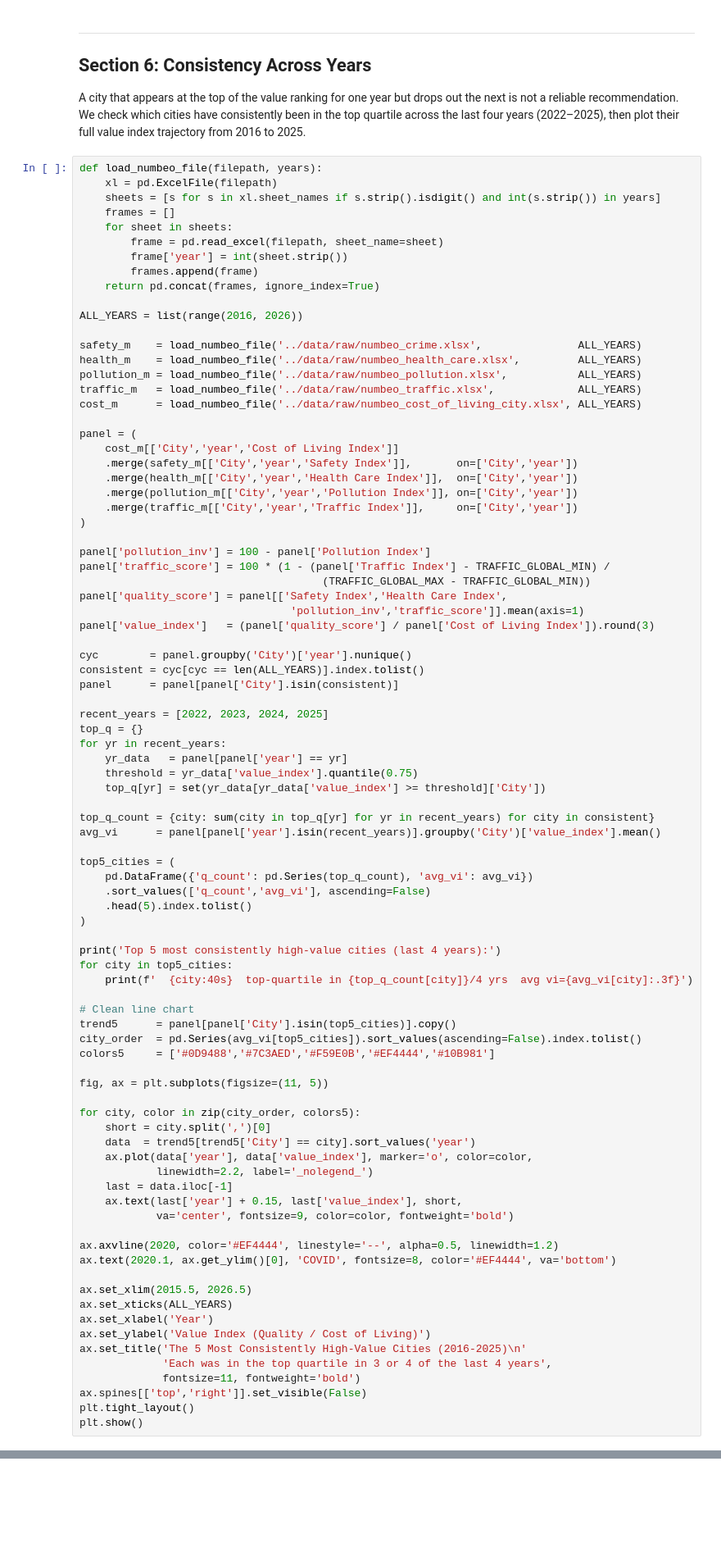
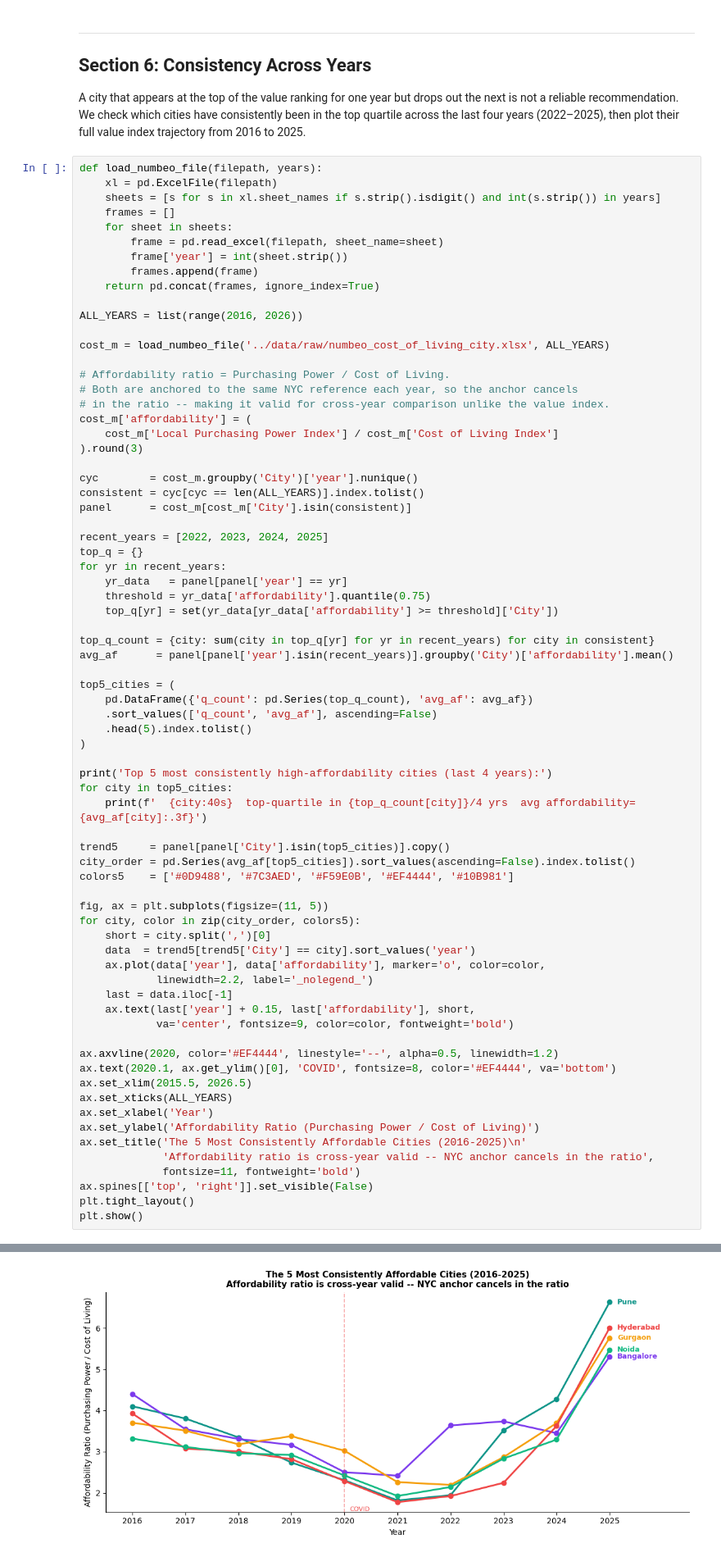
Before and after one commit to dpark2380/comm3180_S26_Data_Project, a Jupyter notebook: data_analysis/rq1_value_for_living_city.ipynb, the cells around one changed output, grey strips where cells are left out. Shown at 82% size. Drawn from its saved outputs; the diff is of its cells as text; blank space fills up the shorter version.

```diff
--- a/data_analysis/rq1_value_for_living_city.ipynb
+++ b/data_analysis/rq1_value_for_living_city.ipynb
@@ -410,77 +453,63 @@ def load_numbeo_file(filepath, years):
 
 ALL_YEARS = list(range(2016, 2026))
 
-safety_m    = load_numbeo_file('../data/raw/numbeo_crime.xlsx',               ALL_YEARS)
-health_m    = load_numbeo_file('../data/raw/numbeo_health_care.xlsx',         ALL_YEARS)
-pollution_m = load_numbeo_file('../data/raw/numbeo_pollution.xlsx',           ALL_YEARS)
-traffic_m   = load_numbeo_file('../data/raw/numbeo_traffic.xlsx',             ALL_YEARS)
-cost_m      = load_numbeo_file('../data/raw/numbeo_cost_of_living_city.xlsx', ALL_YEARS)
+cost_m = load_numbeo_file('../data/raw/numbeo_cost_of_living_city.xlsx', ALL_YEARS)
 
-panel = (
-    cost_m[['City','year','Cost of Living Index']]
-    .merge(safety_m[['City','year','Safety Index']],       on=['City','year'])
-    .merge(health_m[['City','year','Health Care Index']],  on=['City','year'])
-    .merge(pollution_m[['City','year','Pollution Index']], on=['City','year'])
-    .merge(traffic_m[['City','year','Traffic Index']],     on=['City','year'])
-)
+# Affordability ratio = Purchasing Power / Cost of Living.
+# Both are anchored to the same NYC reference each year, so the anchor cancels
+# in the ratio -- making it valid for cross-year comparison unlike the value index.
+cost_m['affordability'] = (
+    cost_m['Local Purchasing Power Index'] / cost_m['Cost of Living Index']
+).round(3)
 
-panel['pollution_inv'] = 100 - panel['Pollution Index']
-panel['traffic_score'] = 100 * (1 - (panel['Traffic Index'] - TRAFFIC_GLOBAL_MIN) /
-                                      (TRAFFIC_GLOBAL_MAX - TRAFFIC_GLOBAL_MIN))
-panel['quality_score'] = panel[['Safety Index','Health Care Index',
-                                 'pollution_inv','traffic_score']].mean(axis=1)
-panel['value_index']   = (panel['quality_score'] / panel['Cost of Living Index']).round(3)
-
-cyc        = panel.groupby('City')['year'].nunique()
+cyc        = cost_m.groupby('City')['year'].nunique()
 consistent = cyc[cyc == len(ALL_YEARS)].index.tolist()
-panel      = panel[panel['City'].isin(consistent)]
+panel      = cost_m[cost_m['City'].isin(consistent)]
 
 recent_years = [2022, 2023, 2024, 2025]
 top_q = {}
 for yr in recent_years:
     yr_data   = panel[panel['year'] == yr]
-    threshold = yr_data['value_index'].quantile(0.75)
-    top_q[yr] = set(yr_data[yr_data['value_index'] >= threshold]['City'])
+    threshold = yr_data['affordability'].quantile(0.75)
+    top_q[yr] = set(yr_data[yr_data['affordability'] >= threshold]['City'])
 
 top_q_count = {city: sum(city in top_q[yr] for yr in recent_years) for city in consistent}
-avg_vi      = panel[panel['year'].isin(recent_years)].groupby('City')['value_index'].mean()
+avg_af      = panel[panel['year'].isin(recent_years)].groupby('City')['affordability'].mean()
 
 top5_cities = (
-    pd.DataFrame({'q_count': pd.Series(top_q_count), 'avg_vi': avg_vi})
-    .sort_values(['q_count','avg_vi'], ascending=False)
+    pd.DataFrame({'q_count': pd.Series(top_q_count), 'avg_af': avg_af})
+    .sort_values(['q_count', 'avg_af'], ascending=False)
     .head(5).index.tolist()
 )
 
-print('Top 5 most consistently high-value cities (last 4 years):')
+print('Top 5 most consistently high-affordability cities (last 4 years):')
 for city in top5_cities:
-    print(f'  {city:40s}  top-quartile in {top_q_count[city]}/4 yrs  avg vi={avg_vi[city]:.3f}')
+    print(f'  {city:40s}  top-quartile in {top_q_count[city]}/4 yrs  avg affordability={avg_af[city]:.3f}')
 
-# Clean line chart
-trend5      = panel[panel['City'].isin(top5_cities)].copy()
-city_order  = pd.Series(avg_vi[top5_cities]).sort_values(ascending=False).index.tolist()
-colors5     = ['#0D9488','#7C3AED','#F59E0B','#EF4444','#10B981']
+trend5     = panel[panel['City'].isin(top5_cities)].copy()
+city_order = pd.Series(avg_af[top5_cities]).sort_values(ascending=False).index.tolist()
+colors5    = ['#0D9488', '#7C3AED', '#F59E0B', '#EF4444', '#10B981']
 
 fig, ax = plt.subplots(figsize=(11, 5))
-
 for city, color in zip(city_order, colors5):
     short = city.split(',')[0]
     data  = trend5[trend5['City'] == city].sort_values('year')
-    ax.plot(data['year'], data['value_index'], marker='o', color=color,
+    ax.plot(data['year'], data['affordability'], marker='o', color=color,
             linewidth=2.2, label='_nolegend_')
     last = data.iloc[-1]
-    ax.text(last['year'] + 0.15, last['value_index'], short,
+    ax.text(last['year'] + 0.15, last['affordability'], short,
             va='center', fontsize=9, color=color, fontweight='bold')
 
 ax.axvline(2020, color='#EF4444', linestyle='--', alpha=0.5, linewidth=1.2)
 ax.text(2020.1, ax.get_ylim()[0], 'COVID', fontsize=8, color='#EF4444', va='bottom')
-
 ax.set_xlim(2015.5, 2026.5)
 ax.set_xticks(ALL_YEARS)
 ax.set_xlabel('Year')
-ax.set_ylabel('Value Index (Quality / Cost of Living)')
-ax.set_title('The 5 Most Consistently High-Value Cities (2016-2025)\n'
-             'Each was in the top quartile in 3 or 4 of the last 4 years',
+ax.set_ylabel('Affordability Ratio (Purchasing Power / Cost of Living)')
+ax.set_title('The 5 Most Consistently Affordable Cities (2016-2025)\n'
+             'Affordability ratio is cross-year valid -- NYC anchor cancels in the ratio',
              fontsize=11, fontweight='bold')
-ax.spines[['top','right']].set_visible(False)
+ax.spines[['top', 'right']].set_visible(False)
 plt.tight_layout()
 plt.show()
+# %% [output]
@@ -487,3 +522,4 @@ plt.show()
+[figure, added]
 # %% [markdown]
 ---
 ## Conclusion: Answer to RQ1
```
Also changed, not shown: parts of 8 cells of this notebook, 3 other files.
